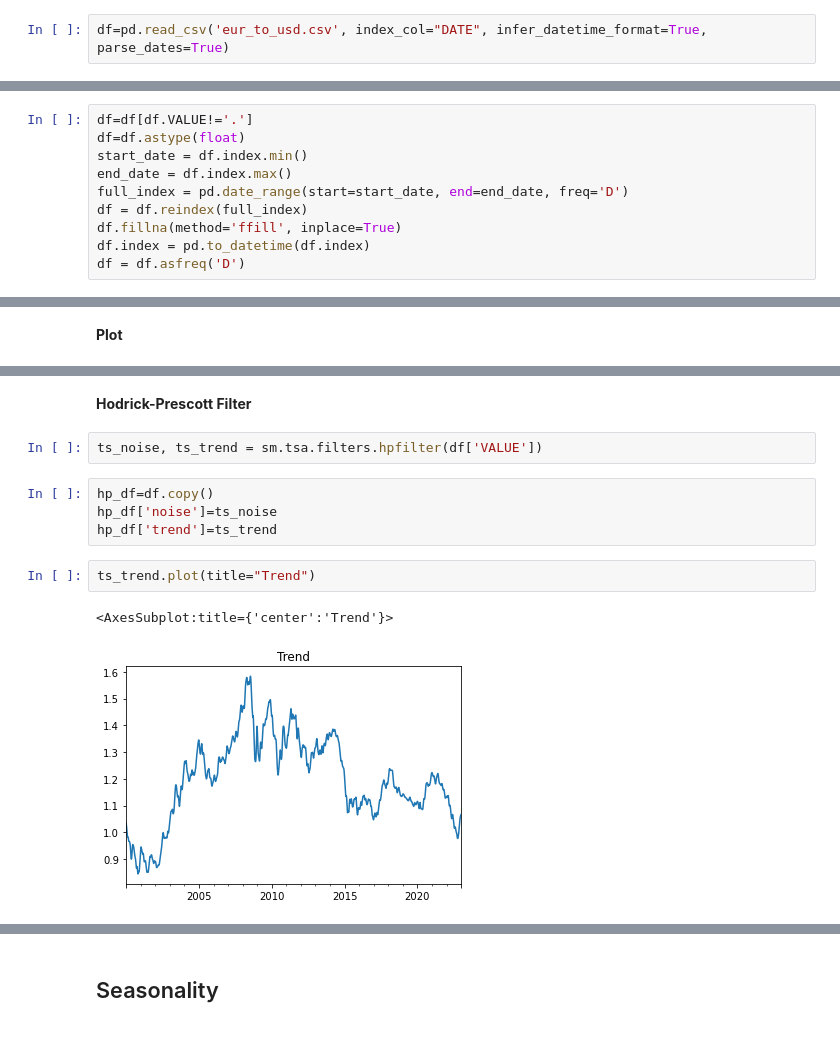
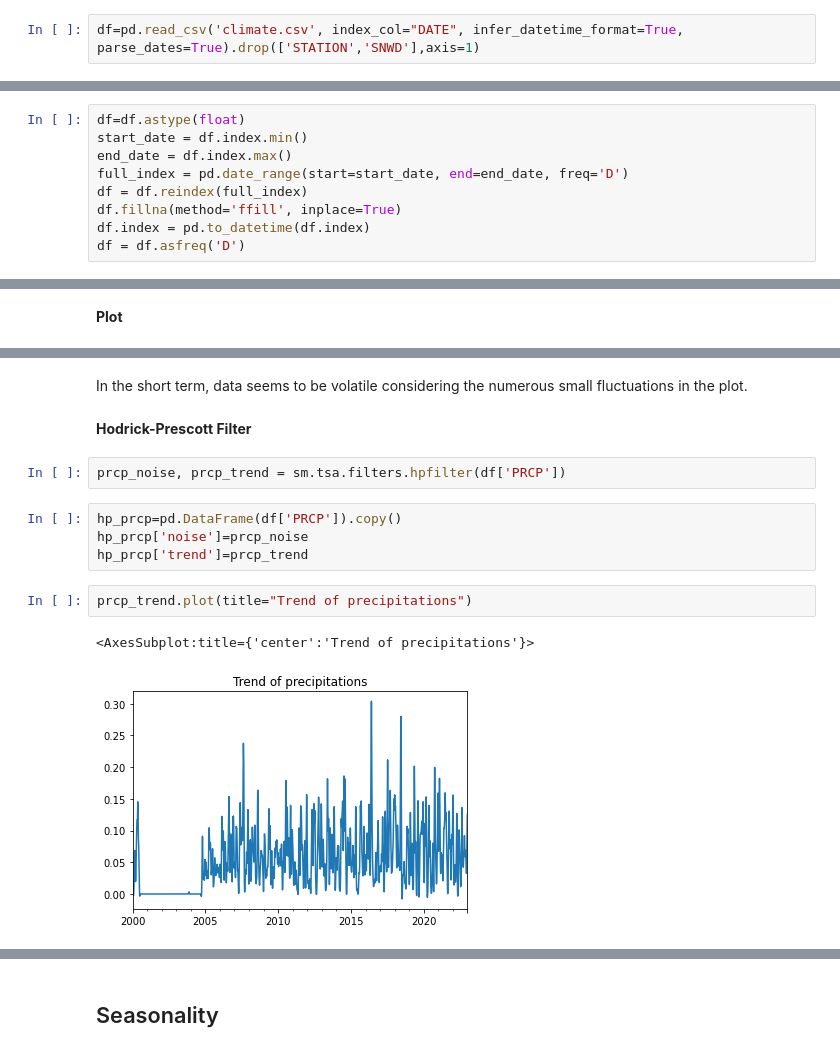
Before and after one commit to Idriss-Malek/stat_study_climate_paris, a Jupyter notebook: statistical_study.ipynb, the cells around one changed output, grey strips where cells are left out. Saved outputs shown, nothing was run; the diff lists cells and outputs as text.

```diff
--- a/statistical_study.ipynb
+++ b/statistical_study.ipynb
@@ -15,3 +13,3 @@ from statsmodels.graphics.tsaplots import plot_predict
 %matplotlib inline
 # %%
-df=pd.read_csv('eur_to_usd.csv', index_col="DATE", infer_datetime_format=True, parse_dates=True)
+df=pd.read_csv('climate.csv', index_col="DATE", infer_datetime_format=True, parse_dates=True).drop(['STATION','SNWD'],axis=1)
@@ -18,7 +26,6 @@ df=pd.read_csv('eur_to_usd.csv', index_col="DATE", infer_datetime_format=True, p
 # %% [markdown]
 **Preprocessing data**
 # %%
-df=df[df.VALUE!='.']
 df=df.astype(float)
 start_date = df.index.min()
 end_date = df.index.max()
@@ -42,14 +77,16 @@ In the short term, we see, from the numerous small fluctuations in the plot, tha
+# %% [markdown]
+In the short term, data seems to be volatile considering the numerous small fluctuations in the plot.
 # %% [markdown]
 **Hodrick-Prescott Filter**
 # %%
-ts_noise, ts_trend = sm.tsa.filters.hpfilter(df['VALUE'])
+prcp_noise, prcp_trend = sm.tsa.filters.hpfilter(df['PRCP'])
 # %%
-hp_df=df.copy()
-hp_df['noise']=ts_noise
-hp_df['trend']=ts_trend
+hp_prcp=pd.DataFrame(df['PRCP']).copy()
+hp_prcp['noise']=prcp_noise
+hp_prcp['trend']=prcp_trend
 # %%
-ts_trend.plot(title="Trend")
+prcp_trend.plot(title="Trend of precipitations")
 # %% [output]
-<AxesSubplot:title={'center':'Trend'}>
+<AxesSubplot:title={'center':'Trend of precipitations'}>
-[figure, old version]
+[figure, new version]
 # %%
```
Also changed, not shown: parts of 34 cells of this notebook.
